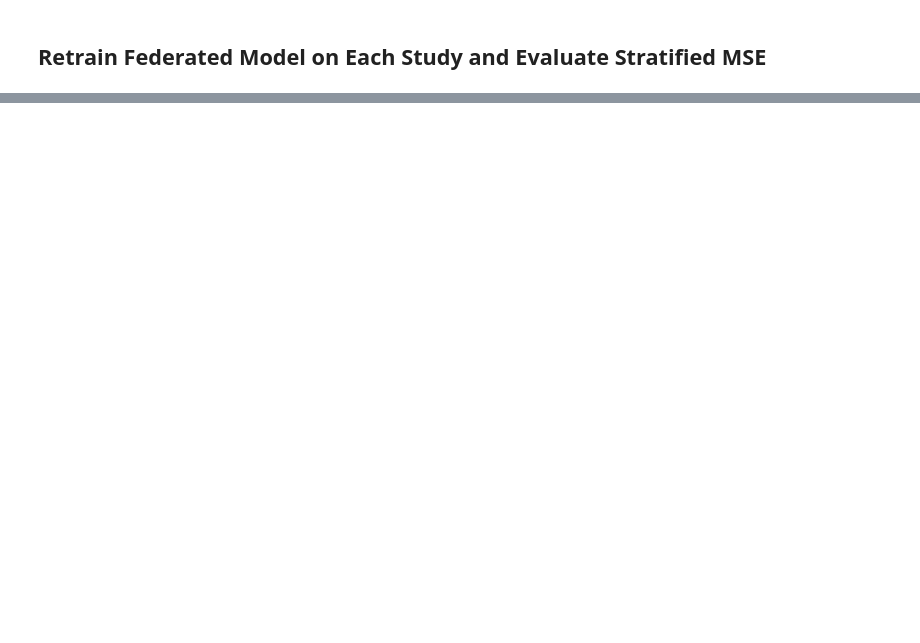
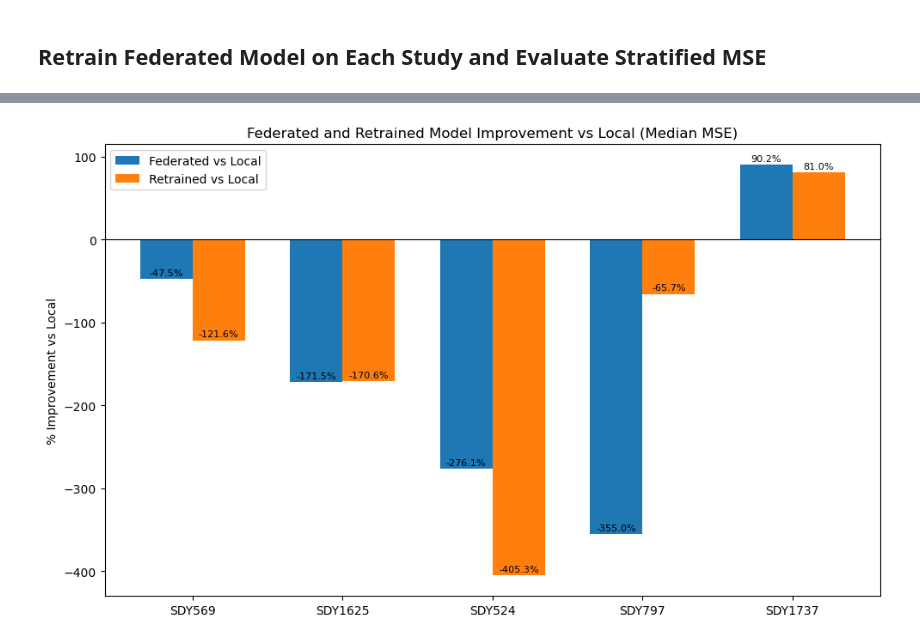
Before and after one commit to NIH-NLM/oadr-autoantibody, a Jupyter notebook: ipynb/federated_analysis_simulation.ipynb, the cells around one changed output, grey strips where cells are left out. Cells and saved outputs as stored; diff of their text form; code cells hidden in the pictures; blank space fills up the shorter version.

```diff
--- a/ipynb/federated_analysis_simulation.ipynb
+++ b/ipynb/federated_analysis_simulation.ipynb
@@ -176,3 +188,8 @@ aggregated_weights = aggregate_weights_median(weights_dict)
 # 2. Build federated model using any of the saved models as architecture reference
 reference_model_path = "models/SDY569_model.keras"  # or any other
 federated_model = build_federated_model(aggregated_weights, reference_model_path)
+# %%
+federated_results = {}
+for study in mse_summaries:
+    print(f"Evaluating federated model on {study}...")
+    federated_results[study] = evaluate_federated_model(federated_model, mse_summaries, study)
@@ -181,7 +212,7 @@ comparison_data = []
 
 for study in mse_summaries:
     local_mse = mse_summaries[study]["mse_median"]
-    fed_mse = federated_results[study]["overall_mse"]
+    fed_mse = federated_results[study]["mse"]
     delta = local_mse - fed_mse
     pct_improvement = (delta / local_mse) * 100
 
@@ -295,12 +443,12 @@ rows = []
 for study in study_list:
     try:
         fed_mse = mse_summaries[study]["mse_median"]
-        retrain_mse = retrain_detailed_results[study]["mse"]
+        retrain_mse = retrain_detailed_results[study]["mse_median"]
 
         rows.append({
             "Study": study,
             "Federated MSE (Median)": round(fed_mse, 6),
-            "Retrained MSE": round(retrain_mse, 6),
+            "Retrained MSE (Median)": round(retrain_mse, 6),
             "Δ MSE": round(retrain_mse - fed_mse, 6),
             "% Change": round(100 * (retrain_mse - fed_mse) / fed_mse, 2)
         })
@@ -316,8 +471,8 @@ rows = []
 
 for study in study_list:
     local_mse = mse_summaries[study]["mse_median"]
-    federated_mse = federated_results[study]["overall_mse"]
-    retrained_mse = retrain_detailed_results[study]["mse"]
+    federated_mse = federated_results[study]["mse_median"]
+    retrained_mse = retrain_detailed_results[study]["mse_median"]
 
     rows.append({
         "Study": study,
@@ -325,7 +480,7 @@ for study in study_list:
         "Federated MSE": round(federated_mse, 6),
         "Retrained MSE": round(retrained_mse, 6),
         "Δ Fed - Local": round(federated_mse - local_mse, 6),
-        "Δ Retrain - Fed": round(retrained_mse - federated_mse, 6),
+        "Δ Retrain - Local": round(retrained_mse - local_mse, 6),
     })
 
 df_mse_comparison = pd.DataFrame(rows)
@@ -333,3 +495,50 @@ df_mse_comparison
+# %%
+import matplotlib.pyplot as plt
+import numpy as np
+
+# Compute % improvement columns
+df_mse_comparison["% Improvement (Federated vs Local)"] = (
+    (df_mse_comparison["Local MSE"] - df_mse_comparison["Federated MSE"]) / df_mse_comparison["Local MSE"]
+) * 100
+
+df_mse_comparison["% Improvement (Retrained vs Local)"] = (
+    (df_mse_comparison["Local MSE"] - df_mse_comparison["Retrained MSE"]) / df_mse_comparison["Local MSE"]
+) * 100
+
+# Set up bar plot
+x = np.arange(len(df_mse_comparison["Study"]))
+width = 0.35
+
+fig, ax = plt.subplots(figsize=(10, 6))
+
+bars1 = ax.bar(x - width/2,
+               df_mse_comparison["% Improvement (Federated vs Local)"],
+               width, label="Federated vs Local")
+
+bars2 = ax.bar(x + width/2,
+               df_mse_comparison["% Improvement (Retrained vs Local)"],
+               width, label="Retrained vs Local")
+
+# Annotate bars
+for bars in [bars1, bars2]:
+    for bar in bars:
+        height = bar.get_height()
+        ax.annotate(f'{height:.1f}%',
+                    xy=(bar.get_x() + bar.get_width()/2, height),
+                    xytext=(0, 3), textcoords="offset points",
+                    ha='center', fontsize=8)
+
+# Labels and formatting
+ax.set_ylabel('% Improvement vs Local')
+ax.set_title('Federated and Retrained Model Improvement vs Local (Median MSE)')
+ax.set_xticks(x)
+ax.set_xticklabels(df_mse_comparison["Study"])
+ax.axhline(0, color='black', linewidth=0.8)
+ax.legend()
+plt.tight_layout()
+plt.show()
+# %% [output]
+[figure, added]
 # %%
 # Save final MSE summary DataFrame to CSV
 df_mse_comparison.to_csv("mse_comparison_summary.csv", index=False)
```
Also changed, not shown: parts of 24 cells of this notebook, 1 other file.
